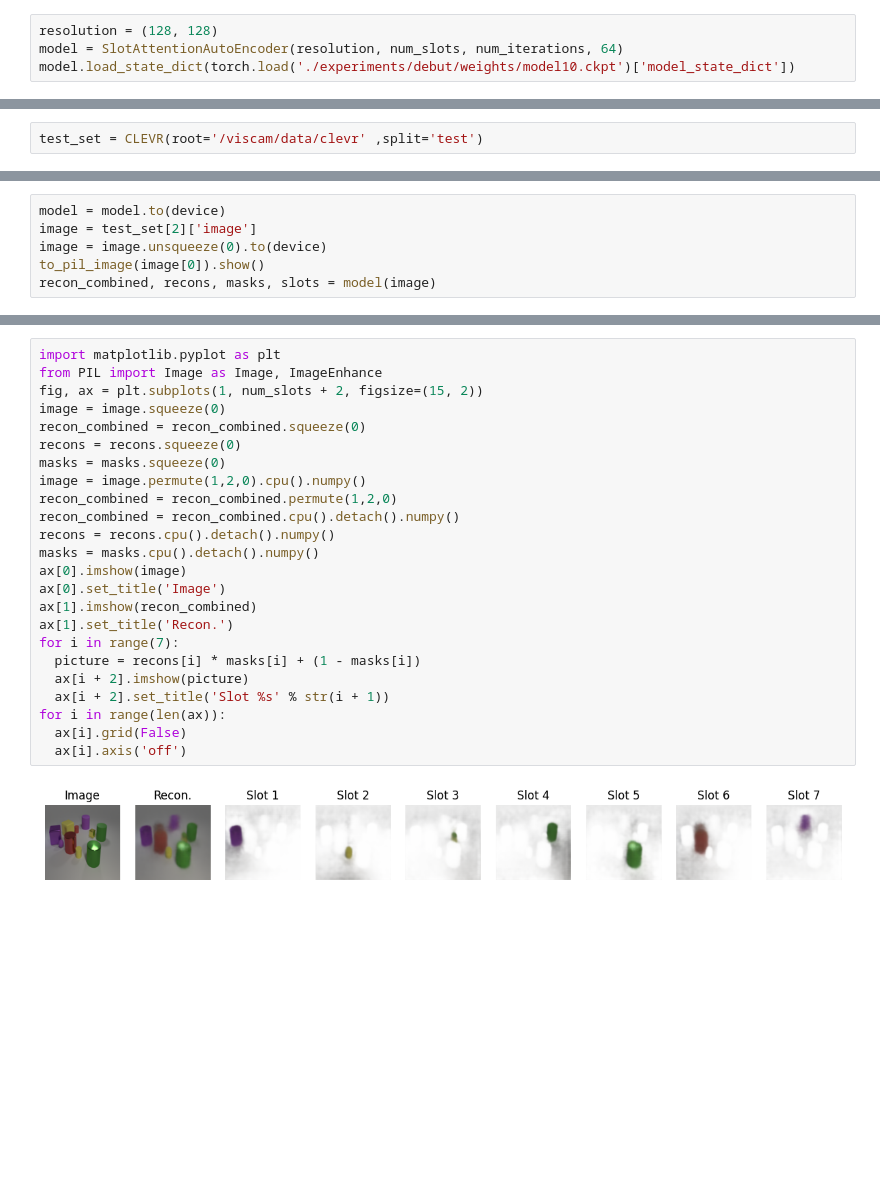
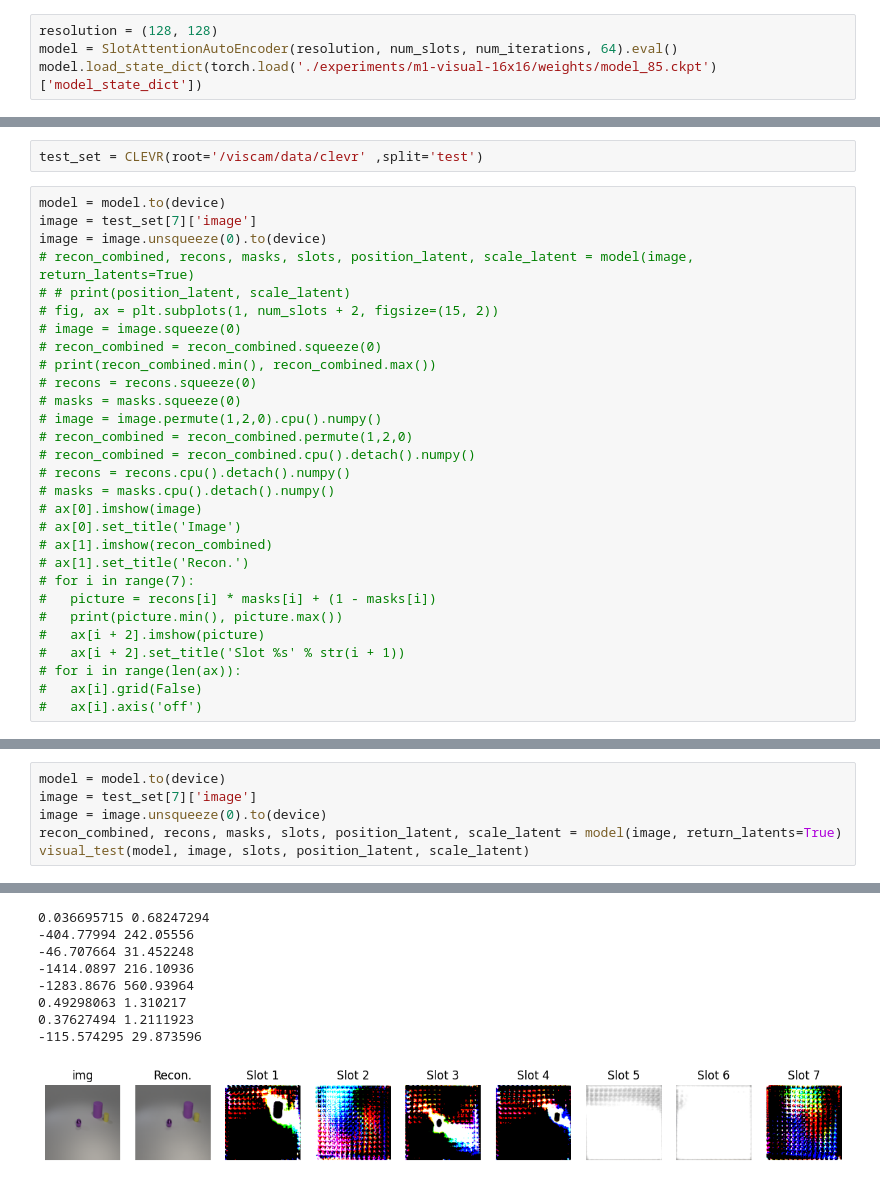
Before and after one commit to Red-Fairy/slot-attention-pytorch, a Jupyter notebook: eval.ipynb, the cells around one changed output, grey strips where cells are left out. Drawn from its saved outputs; the diff is of its cells as text; blank space fills up the shorter version.

```diff
--- a/eval.ipynb
+++ b/eval.ipynb
@@ -14,9 +17,38 @@ num_iterations = 3
 resolution = (128, 128)
 # %%
 resolution = (128, 128)
-model = SlotAttentionAutoEncoder(resolution, num_slots, num_iterations, 64)
-model.load_state_dict(torch.load('./experiments/debut/weights/model10.ckpt')['model_state_dict'])
+model = SlotAttentionAutoEncoder(resolution, num_slots, num_iterations, 64).eval()
+model.load_state_dict(torch.load('./experiments/m1-visual-16x16/weights/model_85.ckpt')['model_state_dict'])
 # %% [output]
 <All keys matched successfully>
 # %%
 test_set = CLEVR(root='/viscam/data/clevr' ,split='test')
+# %%
+model = model.to(device)
+image = test_set[7]['image']
+image = image.unsqueeze(0).to(device)
+# recon_combined, recons, masks, slots, position_latent, scale_latent = model(image, return_latents=True)
+# # print(position_latent, scale_latent)
+# fig, ax = plt.subplots(1, num_slots + 2, figsize=(15, 2))
+# image = image.squeeze(0)
+# recon_combined = recon_combined.squeeze(0)
+# print(recon_combined.min(), recon_combined.max())
+# recons = recons.squeeze(0)
+# masks = masks.squeeze(0)
+# image = image.permute(1,2,0).cpu().numpy()
+# recon_combined = recon_combined.permute(1,2,0)
+# recon_combined = recon_combined.cpu().detach().numpy()
+# recons = recons.cpu().detach().numpy()
+# masks = masks.cpu().detach().numpy()
+# ax[0].imshow(image)
+# ax[0].set_title('Image')
+# ax[1].imshow(recon_combined)
+# ax[1].set_title('Recon.')
+# for i in range(7):
+#   picture = recons[i] * masks[i] + (1 - masks[i])
+#   print(picture.min(), picture.max())
+#   ax[i + 2].imshow(picture)
+#   ax[i + 2].set_title('Slot %s' % str(i + 1))
+# for i in range(len(ax)):
+#   ax[i].grid(False)
+#   ax[i].axis('off')
@@ -23,7 +70,7 @@ test_set = CLEVR(root='/viscam/data/clevr' ,split='test')
 # %%
 model = model.to(device)
-image = test_set[2]['image']
+image = test_set[7]['image']
 image = image.unsqueeze(0).to(device)
-to_pil_image(image[0]).show()
-recon_combined, recons, masks, slots = model(image)
+recon_combined, recons, masks, slots, position_latent, scale_latent = model(image, return_latents=True)
+visual_test(model, image, slots, position_latent, scale_latent)
 # %% [output]
@@ -32,26 +84,9 @@ Error: no "view" rule for type "image/png" passed its test case
+0.036695715 0.68247294
+-404.77994 242.05556
+-46.707664 31.452248
+-1414.0897 216.10936
+-1283.8676 560.93964
+0.49298063 1.310217
+0.37627494 1.2111923
+-115.574295 29.873596
+[figure, added]
-# %%
-import matplotlib.pyplot as plt
-from PIL import Image as Image, ImageEnhance
-fig, ax = plt.subplots(1, num_slots + 2, figsize=(15, 2))
-image = image.squeeze(0)
-recon_combined = recon_combined.squeeze(0)
-recons = recons.squeeze(0)
-masks = masks.squeeze(0)
-image = image.permute(1,2,0).cpu().numpy()
-recon_combined = recon_combined.permute(1,2,0)
-recon_combined = recon_combined.cpu().detach().numpy()
-recons = recons.cpu().detach().numpy()
-masks = masks.cpu().detach().numpy()
-ax[0].imshow(image)
-ax[0].set_title('Image')
-ax[1].imshow(recon_combined)
-ax[1].set_title('Recon.')
-for i in range(7):
-  picture = recons[i] * masks[i] + (1 - masks[i])
-  ax[i + 2].imshow(picture)
-  ax[i + 2].set_title('Slot %s' % str(i + 1))
-for i in range(len(ax)):
-  ax[i].grid(False)
-  ax[i].axis('off')
-# %% [output]
-[figure, removed]
```
Also changed, not shown: parts of 4 cells of this notebook, 8 other files.
